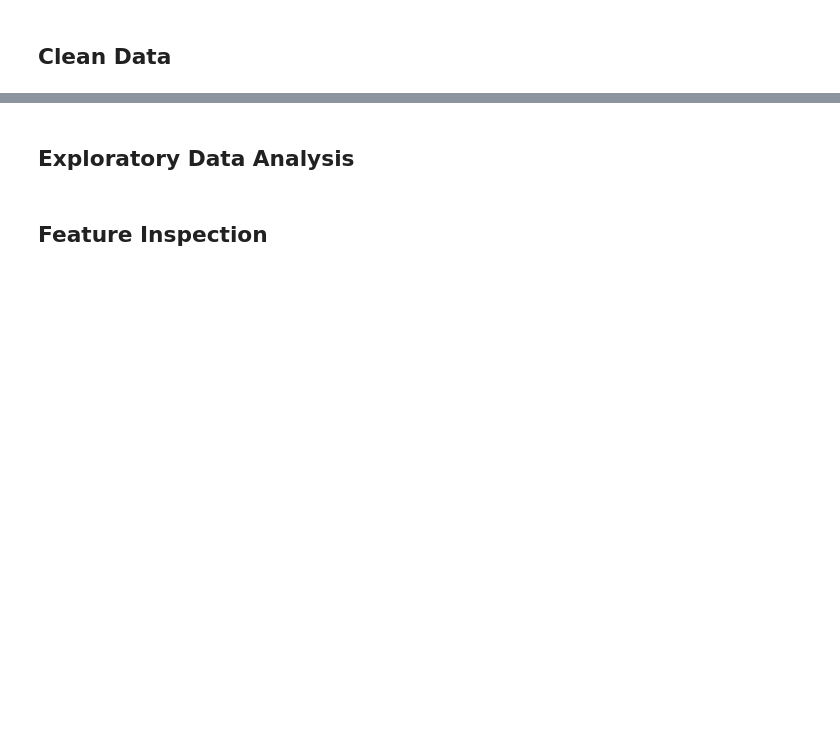
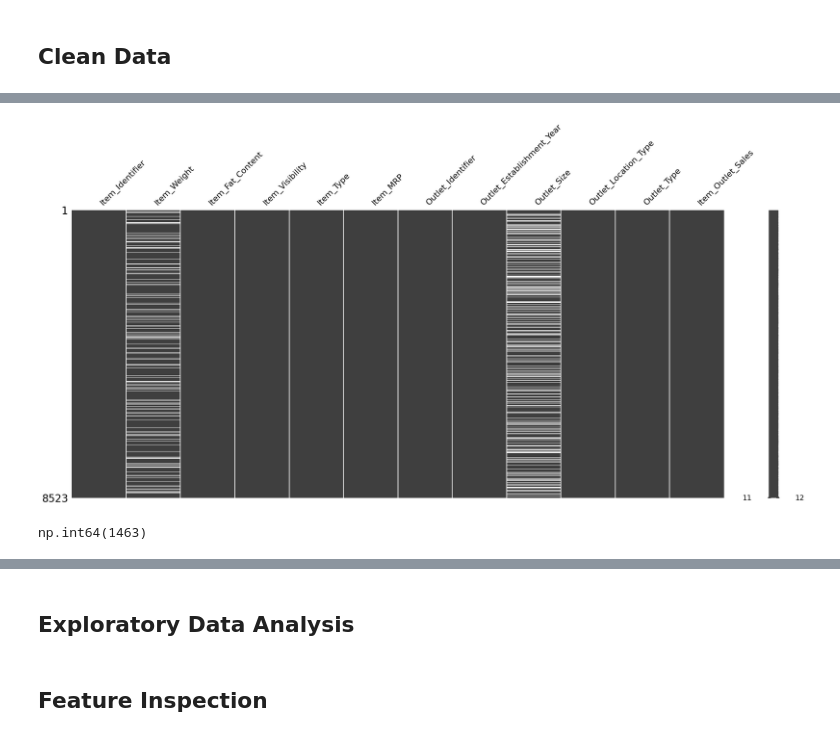
Before and after one commit to NasserKishek/Prediction-of-Product-Sales-, a Jupyter notebook: Prediction_of_product_sales.ipynb, the cells around one changed output, grey strips where cells are left out. Cells and saved outputs as stored; diff of their text form; code cells hidden in the pictures; blank space fills up the shorter version.

```diff
--- a/Prediction_of_product_sales.ipynb
+++ b/Prediction_of_product_sales.ipynb
@@ -9,0 +15,4 @@
+# %%
+import pandas as pd
+fpath = "/content/drive/MyDrive/AXSOSACADEMY/AXSOSACADEMY/01-Fundamentals/Week02/Data/sales_predictions_2023.csv"
+df = pd.read_csv(fpath)
@@ -11,0 +160,5 @@
+# %%
+import missingno as msno
+msno.matrix(df);
+# %% [output]
+[figure, added]
@@ -11,0 +168,4 @@
+# %%
+df['Item_Weight'].isna().sum()
+# %% [output]
+np.int64(1463)
```
Also changed, not shown: parts of 21 cells of this notebook.
